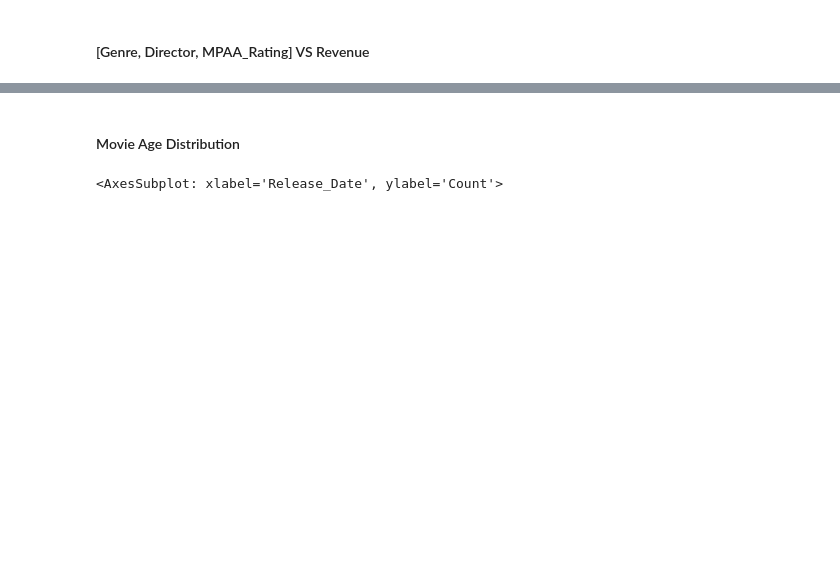
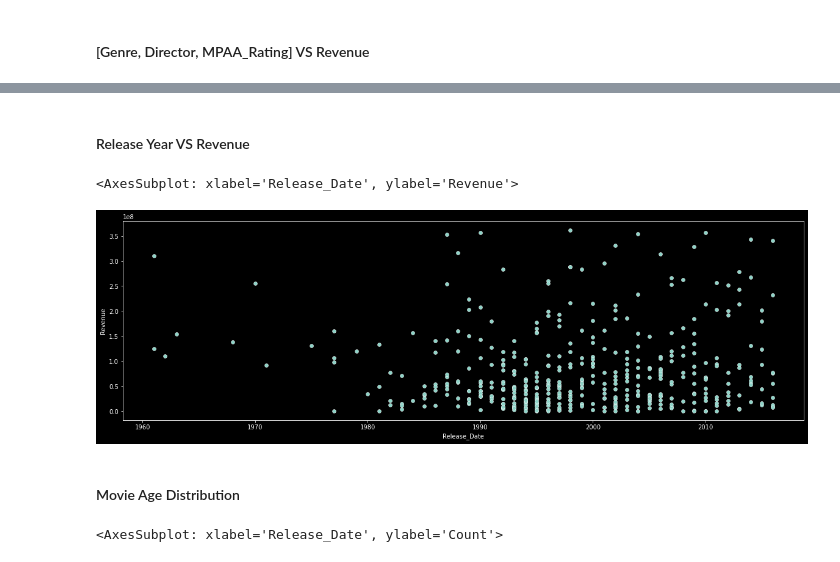
Before and after one commit to yosefahab/Movie-Prediction-Classification, a Jupyter notebook: prediction.ipynb, the cells around one changed output, grey strips where cells are left out. Cells and saved outputs as stored; diff of their text form; code cells hidden in the pictures; blank space fills up the shorter version.

```diff
--- a/prediction.ipynb
+++ b/prediction.ipynb
@@ -283,3 +306,10 @@ pd.pivot_table(
+# %% [markdown]
+#### Release Year VS Revenue
+# %%
+sb.scatterplot(x=unique_records.Release_Date.dt.year, y=unique_records.Revenue)
+# %% [output]
+<AxesSubplot: xlabel='Release_Date', ylabel='Revenue'>
+[figure, added]
 # %% [markdown]
 #### Movie Age Distribution
 # %%
```
Also changed, not shown: parts of 71 cells of this notebook.
